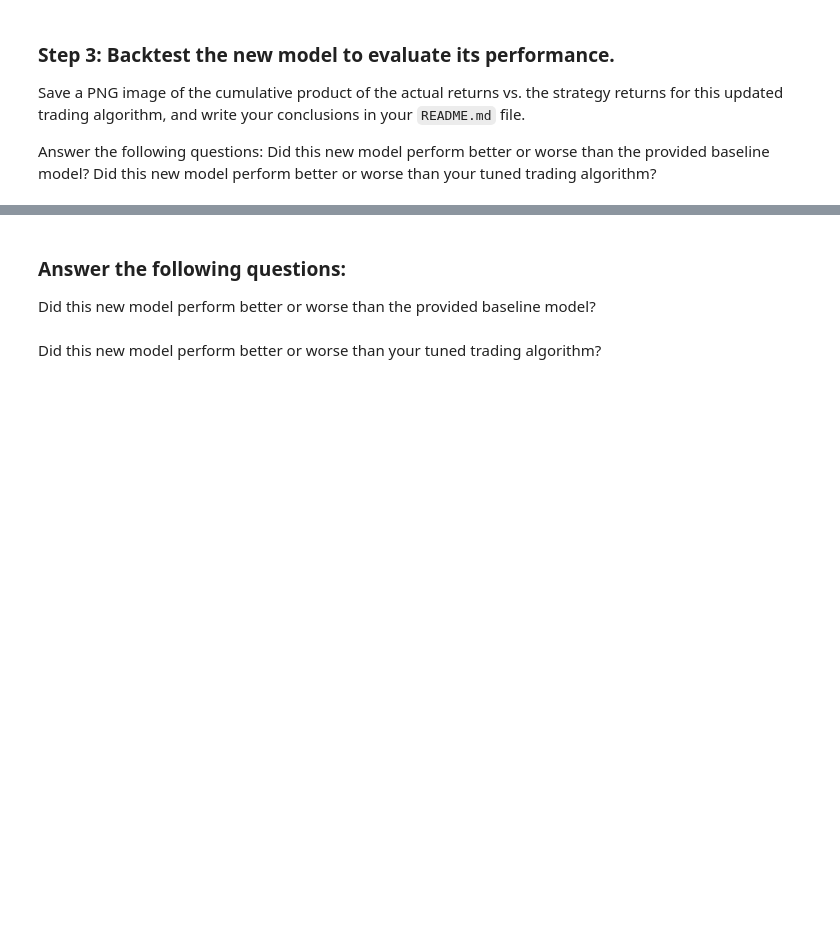
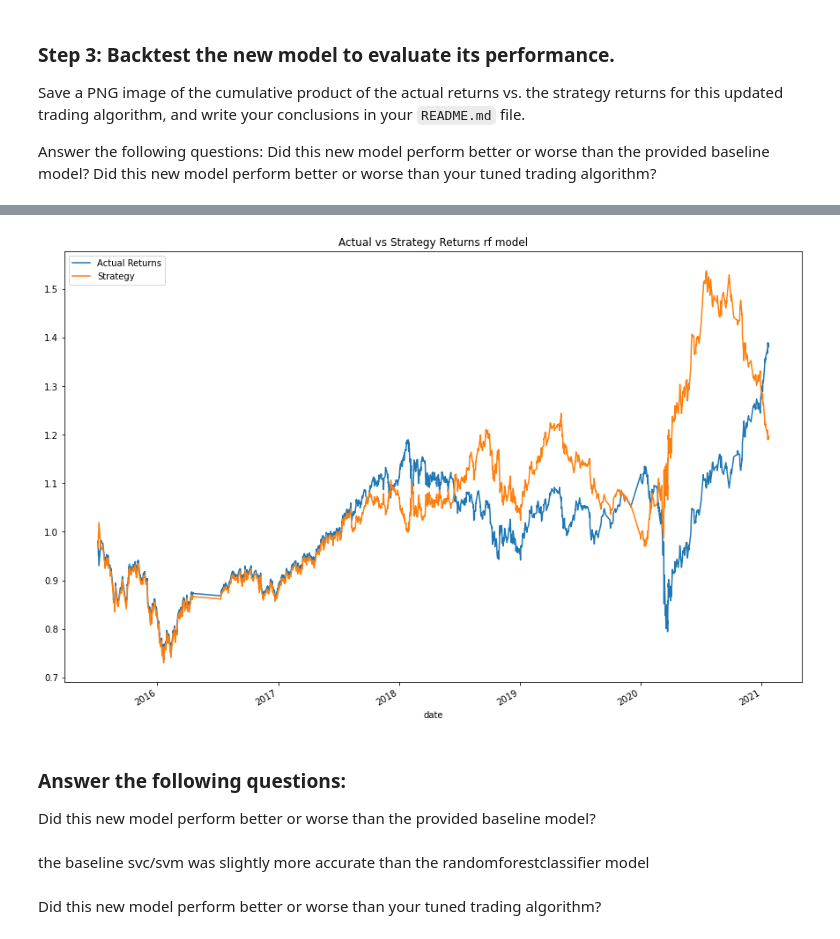
Before and after one commit to normanc529/Module_14_Challenge, a Jupyter notebook: machine_learning_trading_bot.ipynb, the cells around one changed output, grey strips where cells are left out. Saved outputs shown, nothing was run; the diff lists cells and outputs as text; code cells hidden in the pictures; blank space fills up the shorter version.

```diff
--- a/machine_learning_trading_bot.ipynb
+++ b/machine_learning_trading_bot.ipynb
@@ -429,18 +428,18 @@ In this section, you’ll use the original parameters that the starter code prov
 ### Step 1:  Import a new classifier, such as `AdaBoost`, `DecisionTreeClassifier`, or `LogisticRegression`. (For the full list of classifiers, refer to the [Supervised learning page](https://scikit-learn.org/stable/supervised_learning.html) in the scikit-learn documentation.)
 # %%
 # Import a new classifier from SKLearn
-from sklearn import afdafkjhaskjfa
+from sklearn.ensemble import RandomForestClassifier
 
 # Initiate the model instance
-A_model = modelname()
+rf_model = RandomForestClassifier()
 # %% [markdown]
 ### Step 2: Using the original training data as the baseline model, fit another model with the new classifier.
 # %%
 # Fit the model using the training data
-model = A_model.fit(X_train_scaled, y_train)
+model = rf_model.fit(X_train_scaled, y_train)
 
 # Use the testing dataset to generate the predictions for the new model
-pred = A_model.predict(X_test_scaled)
+pred = rf_model.predict(X_test_scaled)
 
 # Review the model's predicted values
 pred
@@ -463,18 +473,18 @@ print(report_a)
 # Create a new empty predictions DataFrame.
 
 # Create a predictions DataFrame
-predictions_df_a = pd.DataFrame(index=X_test.index)
+rf_predictions_df = pd.DataFrame(index=X_test.index)
 
 # Add the SVM model predictions to the DataFrame
-predictions_df_a['Predicted'] = pred
+rf_predictions_df['Predicted'] = pred
 
 # Add the actual returns to the DataFrame
-predictions_df_a['Actual Returns'] = signals_df['Actual Returns']
+rf_predictions_df['Actual Returns'] = signals_df['Actual Returns']
 
 # Add the strategy returns to the DataFrame
-predictions_df_a['Strategy'] = predictions_df_a['Actual Returns'] * predictions_df_a['Predicted']
+rf_predictions_df['Strategy'] = rf_predictions_df['Actual Returns'] * rf_predictions_df['Predicted']
 
 # Review the DataFrame
-display(predictions_df_a.head())
-display(predictions_df_a.tail())
+display(rf_predictions_df.head())
+display(rf_predictions_df.tail())
 # %% [output]
@@ -482,8 +505,14 @@ NameError: name 'pred' is not defined
 # %%
 # Plot the actual returns versus the strategy returns
-(1 + predictions_df_a[['Actual Returns', 'Strategy']]).cumprod().plot(title='Actual vs Strategy Returns model_a', figsize=[15,10])
+(1 + rf_predictions_df[['Actual Returns', 'Strategy']]).cumprod().plot(title='Actual vs Strategy Returns rf model', figsize=[15,10])
+
+plt.savefig('Actual_vs_Strategic_Returns rf model.png')
+# %% [output]
+[figure, added]
 # %% [markdown]
 ### Answer the following questions:
 Did this new model perform better or worse than the provided baseline model?
+# %% [markdown]
+the baseline svc/svm was slightly more accurate than the randomforestclassifier model
 # %% [markdown]
 Did this new model perform better or worse than your tuned trading algorithm?
```
Also changed, not shown: parts of 11 cells of this notebook, 3 other files.
